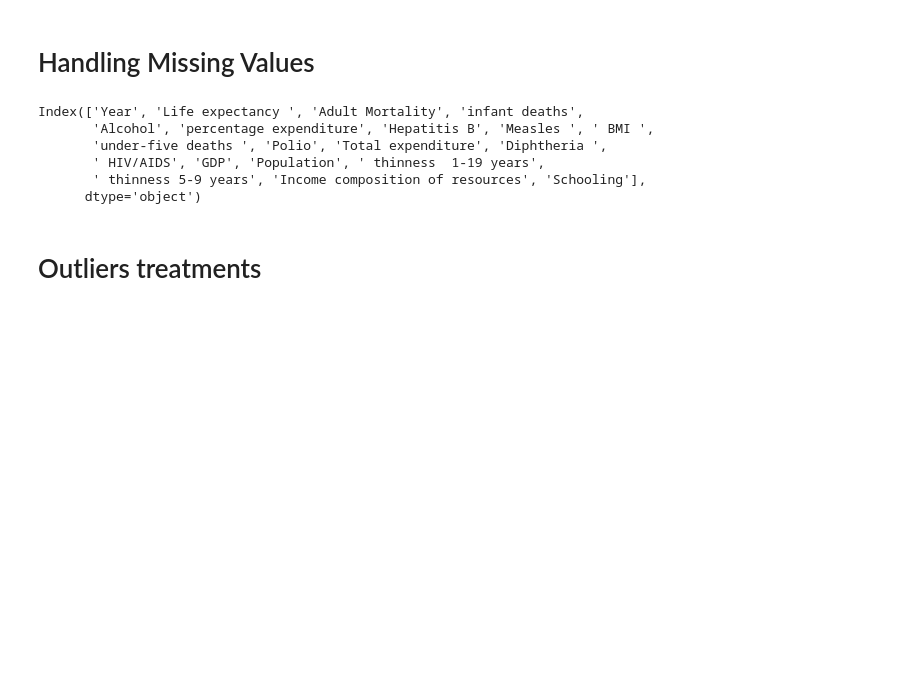
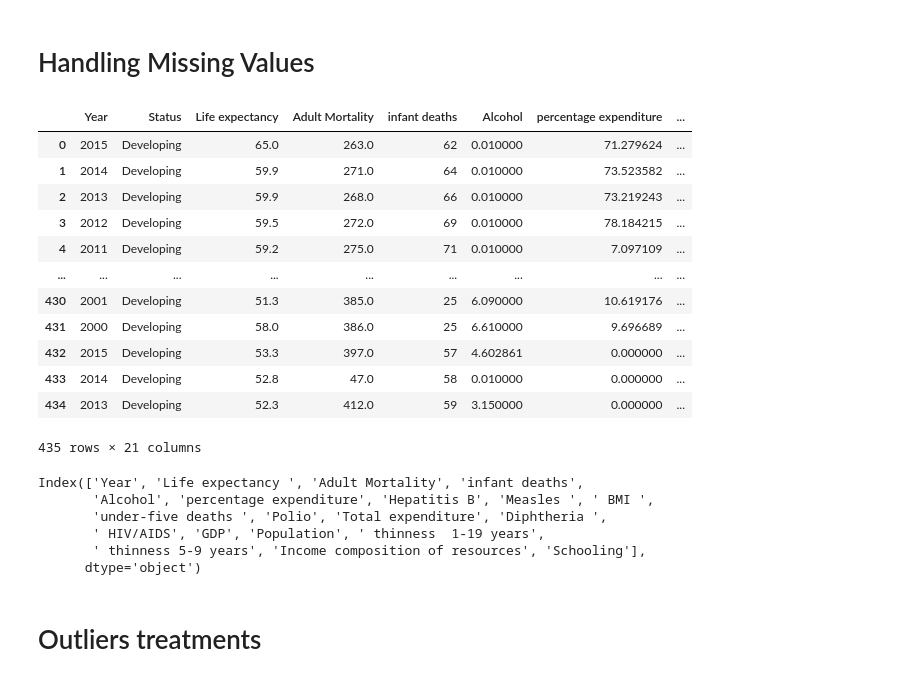
Before and after one commit to niigyanchristian/Machine-Learning-Tutorial, a Jupyter notebook: Datapreprocessing/Data Preprocessing.ipynb, the cells around one changed output. Cells and saved outputs as stored; diff of their text form; code cells hidden in the pictures; blank space fills up the shorter version.

```diff
--- a/Datapreprocessing/Data Preprocessing.ipynb
+++ b/Datapreprocessing/Data Preprocessing.ipynb
@@ -273,8 +301,29 @@ sns.heatmap(coleration, annot=True, fmt=".2f", linewidths=.5)
 # %% [markdown]
 # Handling Missing Values
 # %%
-for i in [' BMI ','Income composition of resources','Polio']:
-    df[i].fillna(df[i].median,inplace=True)
+for i in ['Year', 'Life expectancy ', 'Adult Mortality', 'infant deaths',
+       'Alcohol', 'percentage expenditure', 'Hepatitis B', 'Measles ', ' BMI ',
+       'under-five deaths ', 'Polio', 'Total expenditure', 'Diphtheria ',
+       ' HIV/AIDS', 'GDP', 'Population', ' thinness  1-19 years',
+       ' thinness 5-9 years', 'Income composition of resources', 'Schooling']:
+#     df[i].fillna(df[i].mean(),inplace=True)
+        df[i].fillna(df[i].mean(), inplace=True)
+# %%
+df.head(435)
+# %% [output]
+|  | Year | Status | Life expectancy | Adult Mortality | infant deaths | Alcohol | percentage expenditure | ... |
+| 0 | 2015 | Developing | 65.0 | 263.0 | 62 | 0.010000 | 71.279624 | ... |
+| 1 | 2014 | Developing | 59.9 | 271.0 | 64 | 0.010000 | 73.523582 | ... |
+| 2 | 2013 | Developing | 59.9 | 268.0 | 66 | 0.010000 | 73.219243 | ... |
+| 3 | 2012 | Developing | 59.5 | 272.0 | 69 | 0.010000 | 78.184215 | ... |
+| 4 | 2011 | Developing | 59.2 | 275.0 | 71 | 0.010000 | 7.097109 | ... |
+| ... | ... | ... | ... | ... | ... | ... | ... | ... |
+| 430 | 2001 | Developing | 51.3 | 385.0 | 25 | 6.090000 | 10.619176 | ... |
+| 431 | 2000 | Developing | 58.0 | 386.0 | 25 | 6.610000 | 9.696689 | ... |
+| 432 | 2015 | Developing | 53.3 | 397.0 | 57 | 4.602861 | 0.000000 | ... |
+| 433 | 2014 | Developing | 52.8 | 47.0 | 58 | 0.010000 | 0.000000 | ... |
+| 434 | 2013 | Developing | 52.3 | 412.0 | 59 | 3.150000 | 0.000000 | ... |
+435 rows × 21 columns
 # %%
 # Finding the missing values
 # %%
```
Also changed, not shown: parts of 15 cells of this notebook, 8 other files.
